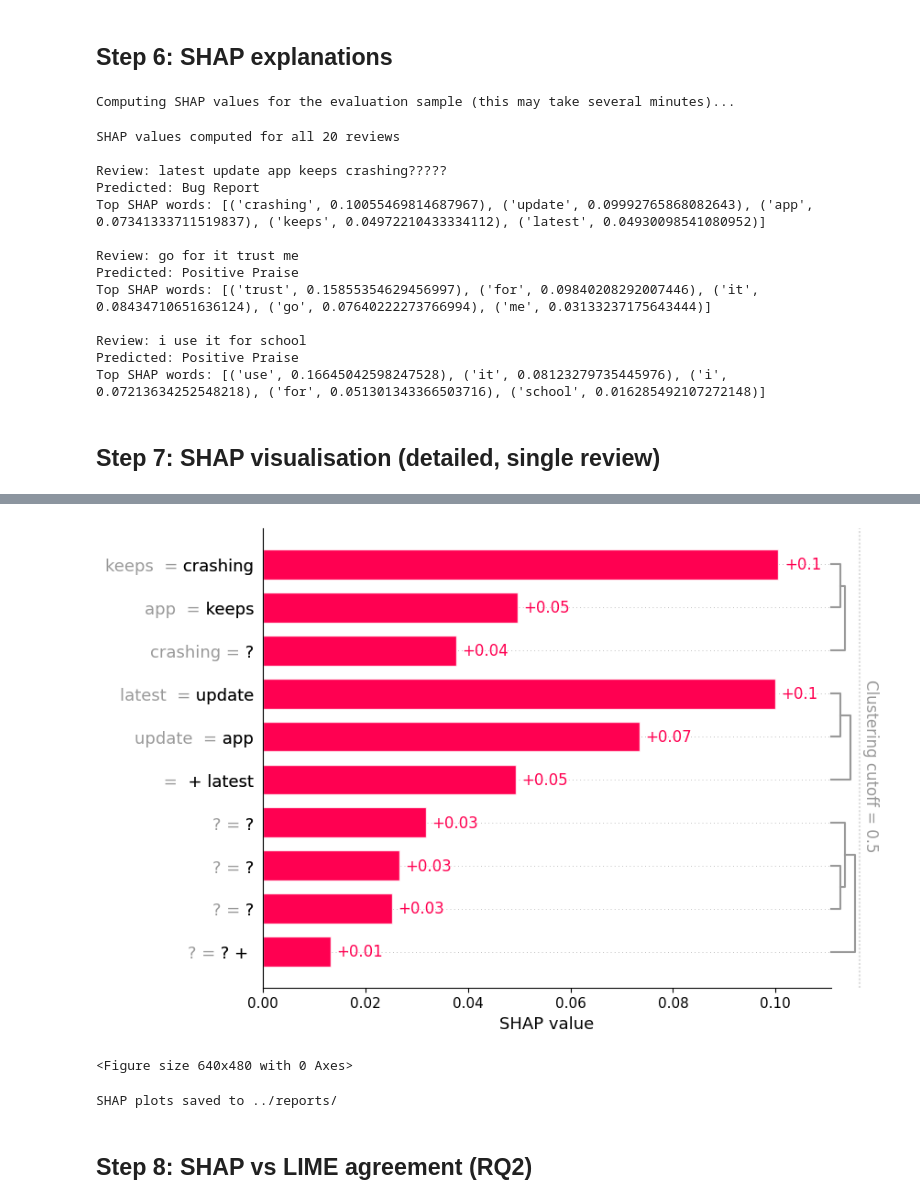
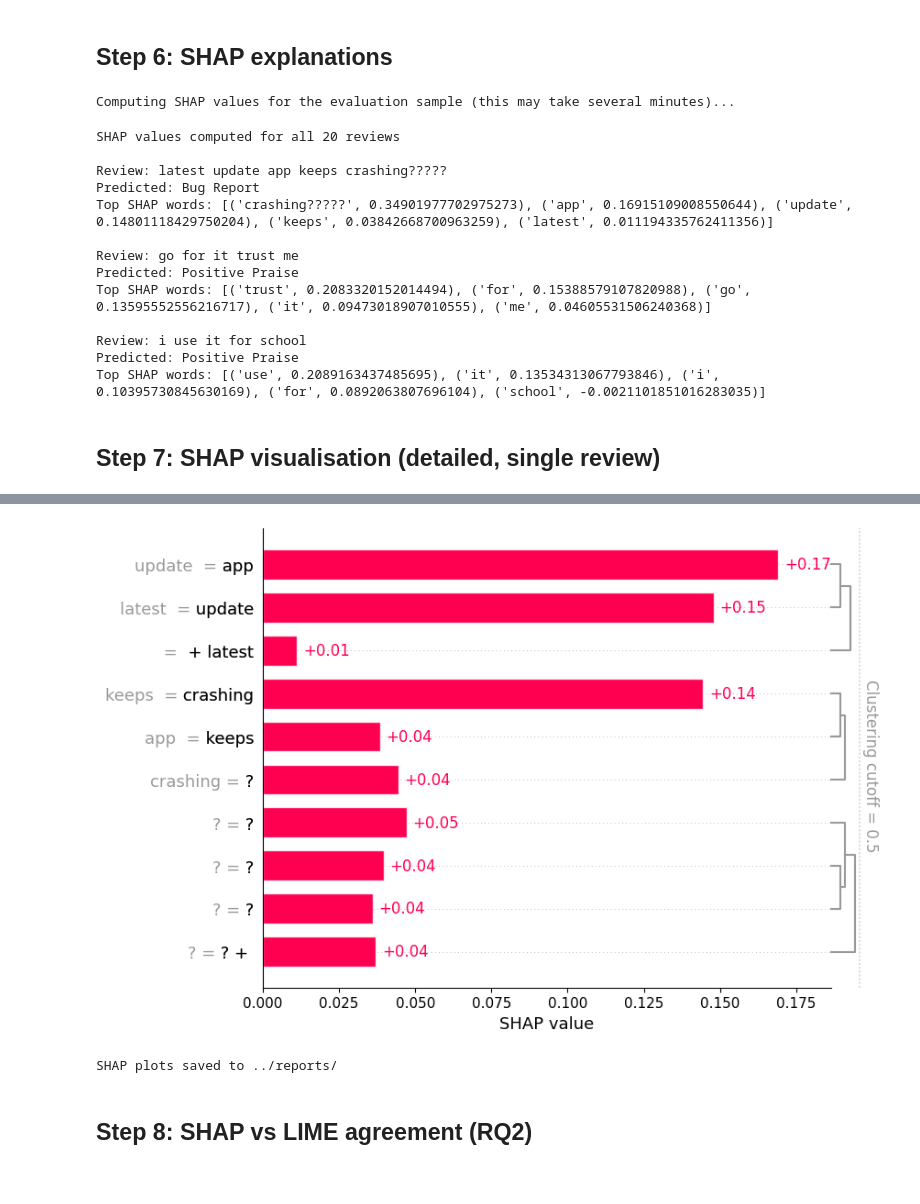
Before and after one commit to rohit913/mobile_app_review_classifier, a Jupyter notebook: Note book/06_xai_shap_lime.ipynb, the cells around one changed output, grey strips where cells are left out. Saved outputs shown, nothing was run; the diff lists cells and outputs as text; code cells hidden in the pictures.

```diff
--- a/Note book/06_xai_shap_lime.ipynb
+++ b/Note book/06_xai_shap_lime.ipynb
@@ -219,10 +217,45 @@ shap_values_all = explainer_shap(sample_df['clean_text'].tolist())
 print('SHAP values computed for all', len(sample_df), 'reviews')
 
 
+def merge_subwords(tokens, values):
+    """Sum SHAP values across the WordPiece pieces making up each word.
+
+    shap's Text masker emits one token per WordPiece and marks the end of a word
+    with trailing whitespace, so 'compliments' arrives as 'compliment' + 's ' and
+    'ay' as 'a' + 'y '. Ranking those pieces individually produced explanations
+    made of fragments: one review returned {'pal', 'to', 'y'}: which a reader
+    cannot interpret, and which is what LIME, already word-level, avoided.
+
+    Summing a word's pieces preserves the additive property of Shapley values, so
+    each word's attribution is exact; only the unit of explanation changes, from
+    sub-word token to word. The masker's empty boundary tokens correspond to no
+    text and are discarded, which shifts the row total by around 1e-4.
+    """
+    words, word_values = [], []
+    buf, buf_value = '', 0.0
+    for token, value in zip(tokens, values):
+        raw = str(token)
+        if not raw:
+            continue
+        buf += raw.strip()
+        buf_value += float(value)
+        if raw != raw.rstrip():          # trailing whitespace closes the word
+            if buf:
+                words.append(buf)
+                word_values.append(buf_value)
+            buf, buf_value = '', 0.0
+    if buf:                              # final word carries no trailing space
+        words.append(buf)
+        word_values.append(buf_value)
+    return words, word_values
+
+
 def top_shap_words(shap_values_row, pred_idx, top_n=5):
-    """Extract the top-n words by absolute SHAP contribution for the predicted class."""
-    values = shap_values_row.values[:, pred_idx]
-    words = shap_values_row.data
+    """Extract the top-n whole words by absolute SHAP contribution for the predicted class."""
+    words, values = merge_subwords(
+        shap_values_row.data,
+        shap_values_row.values[:, pred_idx]
+    )
     pairs = sorted(zip(words, values), key=lambda x: abs(x[1]), reverse=True)
     return [(w.strip(), float(v)) for w, v in pairs[:top_n] if w.strip()]
 
@@ -243,32 +276,33 @@ SHAP values computed for all 20 reviews
 
 Review: latest update app keeps crashing?????
 Predicted: Bug Report
-Top SHAP words: [('crashing', 0.10055469814687967), ('update', 0.09992765868082643), ('app', 0.07341333711519837), ('keeps', 0.04972210433334112), ('latest', 0.04930098541080952)]
+Top SHAP words: [('crashing?????', 0.34901977702975273), ('app', 0.16915109008550644), ('update', 0.14801118429750204), ('keeps', 0.03842668700963259), ('latest', 0.011194335762411356)]
 
 Review: go for it trust me
 Predicted: Positive Praise
-Top SHAP words: [('trust', 0.15855354629456997), ('for', 0.09840208292007446), ('it', 0.08434710651636124), ('go', 0.07640222273766994), ('me', 0.03133237175643444)]
+Top SHAP words: [('trust', 0.2083320152014494), ('for', 0.15388579107820988), ('go', 0.13595552556216717), ('it', 0.09473018907010555), ('me', 0.04605531506240368)]
 
 Review: i use it for school
 Predicted: Positive Praise
-Top SHAP words: [('use', 0.16645042598247528), ('it', 0.08123279735445976), ('i', 0.07213634252548218), ('for', 0.051301343366503716), ('school', 0.016285492107272148)]
+Top SHAP words: [('use', 0.2089163437485695), ('it', 0.13534313067793846), ('i', 0.10395730845630169), ('for', 0.0892063807696104), ('school', -0.0021101851016283035)]
 # %% [markdown]
 ## Step 7: SHAP visualisation (detailed, single review)
 # %%
 pred_class_idx = int(sample_df.iloc[0]['predicted_idx'])
 
 shap.plots.text(shap_values_all[0, :, pred_class_idx])
 
-shap.plots.bar(shap_values_all[0, :, pred_class_idx])
+# show=False matters here: shap.plots.bar defaults to show=True, which calls plt.show()
+# and clears the figure, so savefig would otherwise write a blank canvas.
+shap.plots.bar(shap_values_all[0, :, pred_class_idx], show=False)
 plt.savefig('../reports/shap_bar_sample.png', dpi=150, bbox_inches='tight')
 plt.show()
 
 print('SHAP plots saved to ../reports/')
 # %% [output]
 [interactive output not drawn]
-[figure, old version]
+[figure, new version]
-<Figure size 640x480 with 0 Axes>
+SHAP plots saved to ../reports/
-SHAP plots saved to ../reports/
 # %% [markdown]
 ## Step 8: SHAP vs LIME agreement (RQ2)
 # %%
```
Also changed, not shown: parts of 10 cells of this notebook, 43 other files.
